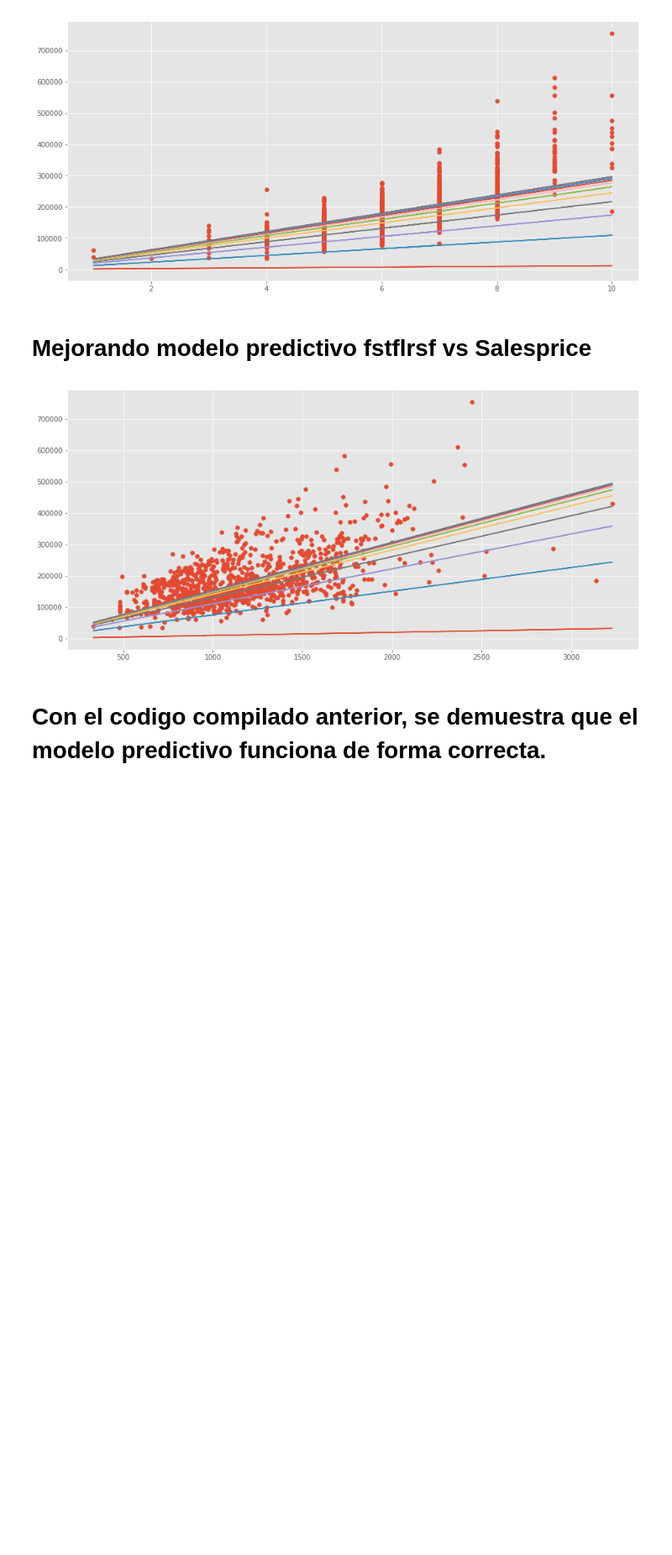
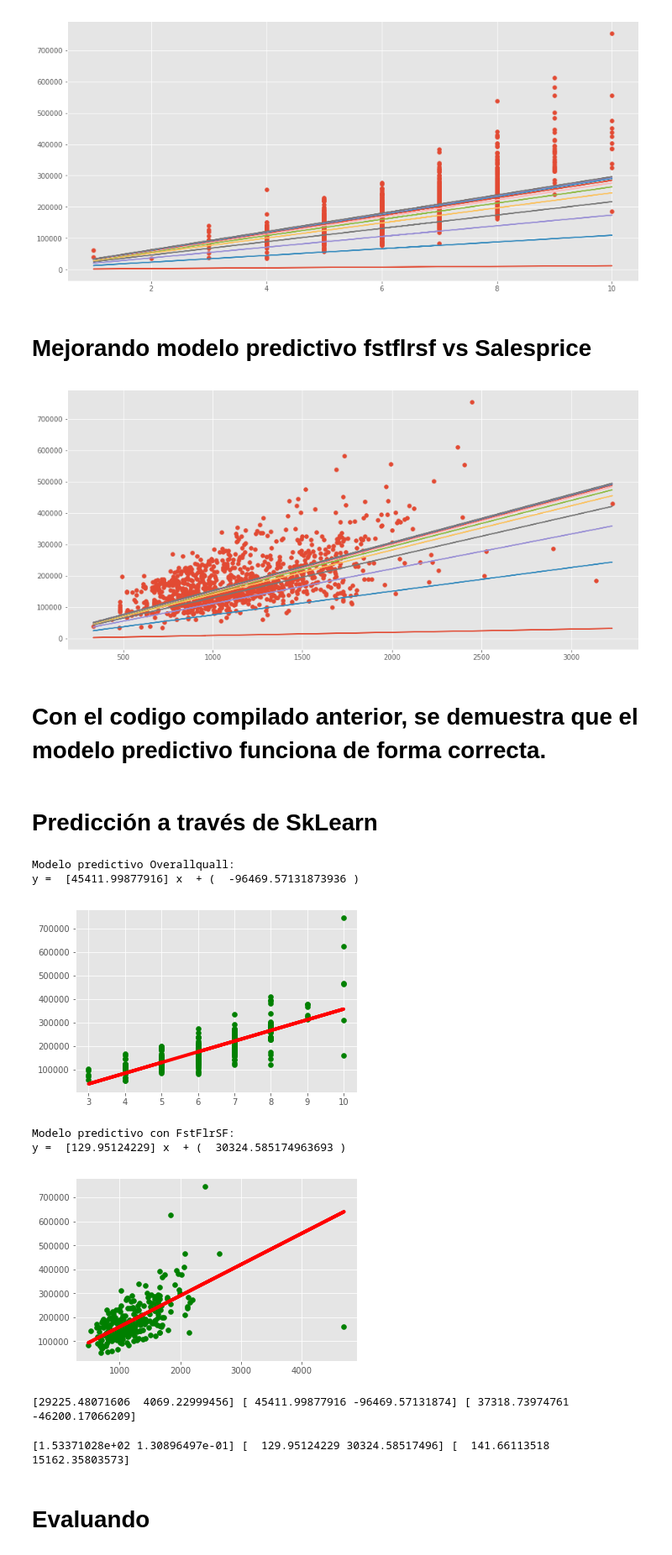
Before and after one commit to ariel91/Python, a Jupyter notebook: Tareas/19002065_final_RegresionLineal.ipynb, the cells around one changed output. Shown: that part at 84% size. Drawn from its saved outputs; the diff is of its cells as text; code cells hidden in the pictures; blank space fills up the shorter version.

```diff
--- a/Tareas/19002065_final_RegresionLineal.ipynb
+++ b/Tareas/19002065_final_RegresionLineal.ipynb
@@ -200,5 +202,55 @@ for i in range(0, len(r2), 10):
         plt.plot(entrenamiento_com[:, 2],aprox_y)
 # %% [output]
 [figure]
+# %%
+validacion_salesprice=validacion_com[:, 0]
+validacion_overallqual=validacion_com[:, 1]
+validacion_fstflrsf=validacion_com[:, 2]
 # %% [markdown]
 # Con el codigo compilado anterior, se demuestra que el modelo predictivo funciona de forma correcta.
+# %% [markdown]
+# Predicción a través de SkLearn
+# %%
+def Regresion_ScikitLearn(entrenamiento_x, entrenamiento_y, validacion_x, validacion_y ):
+    entrenamiento_x= entrenamiento_x.reshape(-1, 1)
+    validacion_x = validacion_x.reshape(-1, 1)
+    regr = linear_model.LinearRegression()
+    regr.fit(entrenamiento_x, entrenamiento_y)
+    preciosPredecir= regr.predict(validacion_x)
+    print('y = ' , regr.coef_,'x ','+','( ', regr.intercept_,')')
+    plt.scatter(validacion_x, validacion_y,  color='green')
+    plt.plot(validacion_x, preciosPredecir, color='red', linewidth=4)
+    plt.show()
+    return np.array((regr.coef_,regr.intercept_))
+# %%
+print('Modelo predictivo Overallquall:')
+modelo1= Regresion_ScikitLearn(overallqual, salesprice, validacion_overallqual, validacion_salesprice)
+print('Modelo predictivo con FstFlrSF:')
+modelo2= Regresion_ScikitLearn(fstflrsf, salesprice, validacion_fstflrsf, validacion_salesprice)
+# %% [output]
+Modelo predictivo Overallquall:
+y =  [45411.99877916] x  + (  -96469.57131873936 )
+[figure, added]
+Modelo predictivo con FstFlrSF:
+y =  [129.95124229] x  + (  30324.585174963693 )
+[figure, added]
+# %%
+mp=np.mean(np.array((modelo1[0][0],r1[len(r1)-1][0])))
+bp=np.mean(np.array((modelo1[1],r1[len(r1)-1][1])))
+vectorManual=r1[len(r1)-1]
+vectorScikit=np.array([modelo1[0][0],modelo1[1]])
+vectorPromedio= np.array([mp,bp])
+print(vectorManual,vectorScikit,vectorPromedio)
+# %% [output]
+[29225.48071606  4069.22999456] [ 45411.99877916 -96469.57131874] [ 37318.73974761 -46200.17066209]
+# %%
+mp=np.mean(np.array((modelo2[0][0],r2[len(r2)-1][0])))
+bp=np.mean(np.array((modelo2[1],r2[len(r2)-1][1])))
+vectorManual2=r2[len(r2)-1]
+vectorScikit2=np.array([modelo2[0][0],modelo2[1]])
+vectorPromedio2= np.array([mp,bp])
+print(vectorManual2,vectorScikit2,vectorPromedio2)
+# %% [output]
+[1.53371028e+02 1.30896497e-01] [  129.95124229 30324.58517496] [  141.66113518 15162.35803573]
+# %% [markdown]
+# Evaluando
```
Also changed, not shown: parts of 4 cells of this notebook.
